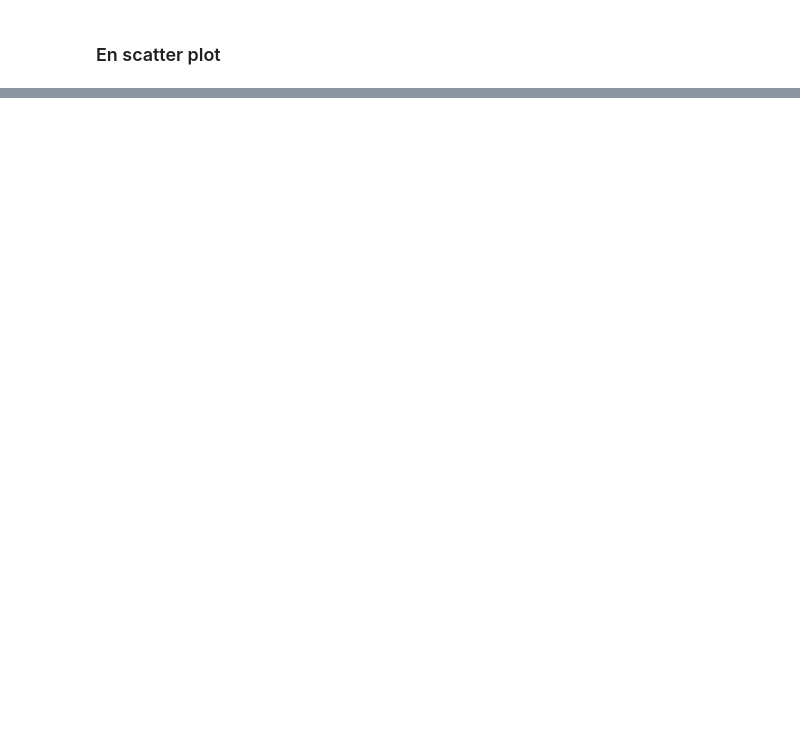
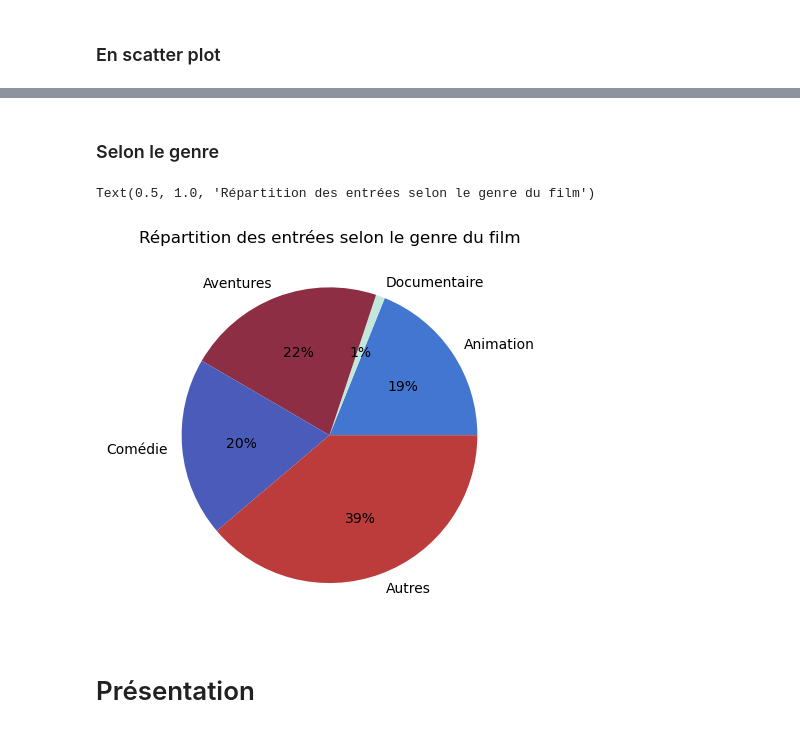
Before and after one commit to LunaGTN/film_recommendation_system, a Jupyter notebook: analyse.ipynb, the cells around one changed output, grey strips where cells are left out. Drawn from its saved outputs; the diff is of its cells as text; code cells hidden in the pictures; blank space fills up the shorter version.

```diff
--- a/analyse.ipynb
+++ b/analyse.ipynb
@@ -47,0 +81,13 @@ plt.ylim(20,140)
+# %% [markdown]
+### Selon le genre
+# %%
+labels = 'Animation', 'Documentaire', 'Aventures', 'Comédie', 'Autres'
+sizes = [18.9, 1, 21.7, 19.6, 38.8]
+
+plt.pie(sizes, labels=labels, autopct = "%.0f%%", colors = ['#4376D0', '#C2E7DB', '#8D2E44', '#4A5BBA', '#BC3B3B'])
+plt.title("Répartition des entrées selon le genre du film")
+# %% [output]
+Text(0.5, 1.0, 'Répartition des entrées selon le genre du film')
+[figure, added]
+# %% [markdown]
+# Présentation
```
Also changed, not shown: parts of 13 cells of this notebook.
